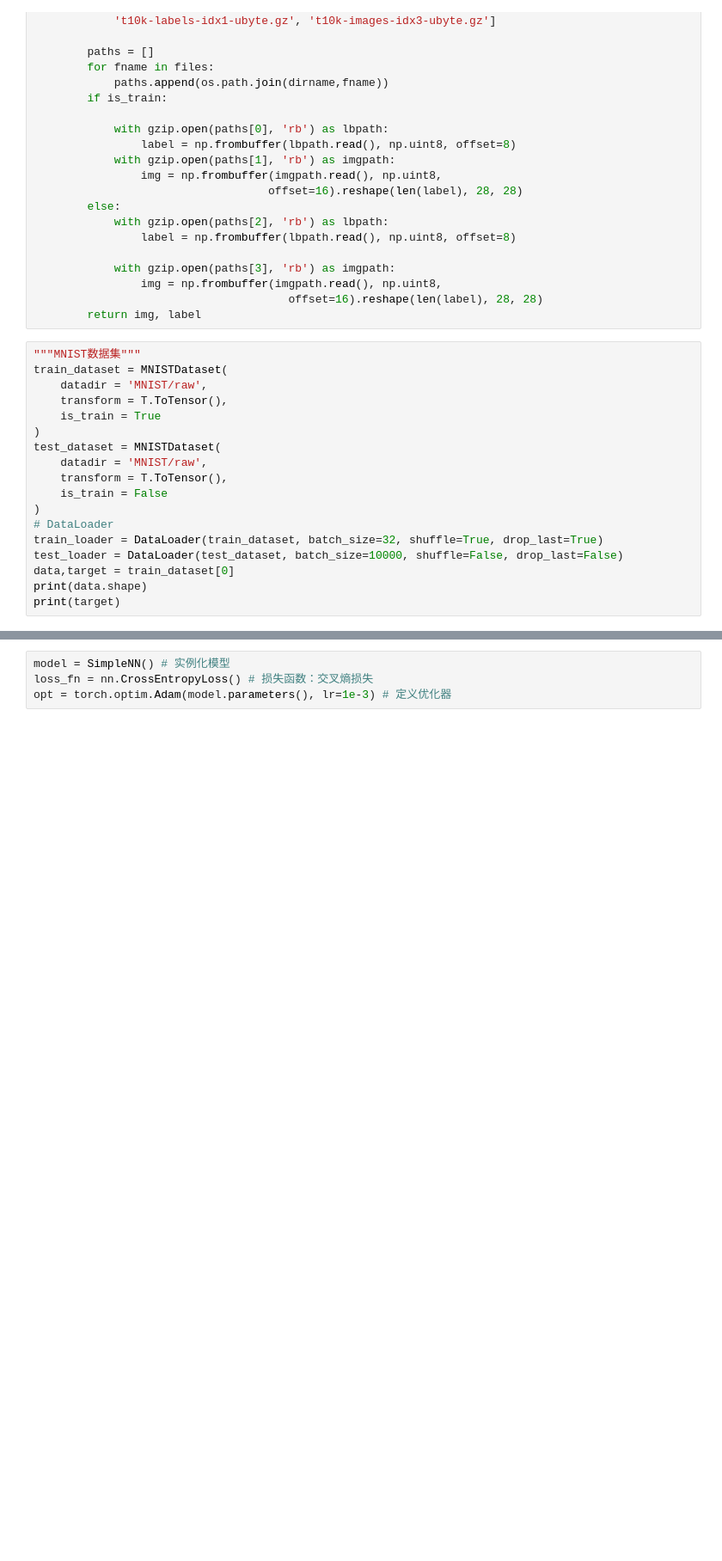
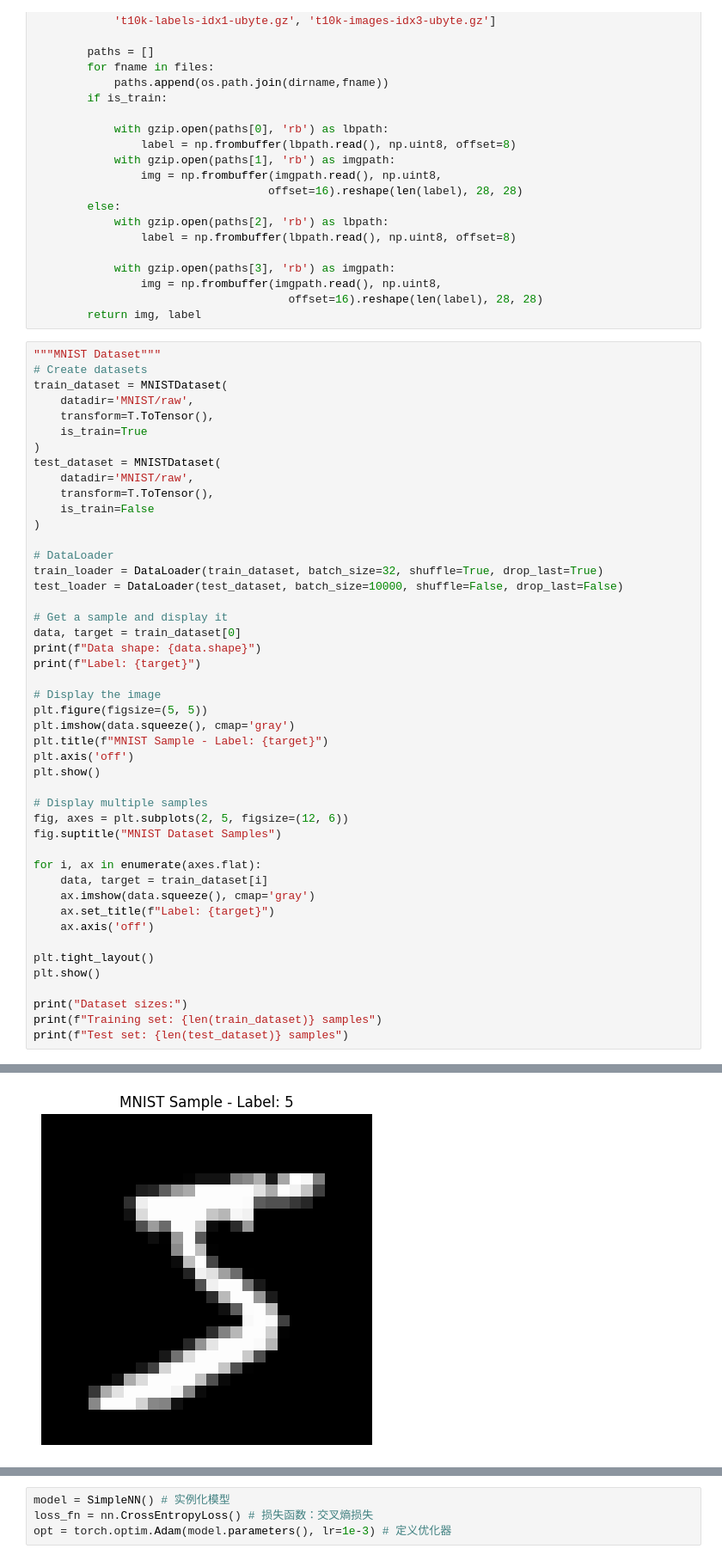
Before and after one commit to shaoxiongduan/rdfz-ai-elective, a Jupyter notebook: src/1. Basic Neural Networks/BasicNN.ipynb, the cells around one changed output, grey strips where cells are left out. Shown at 86% size. Saved outputs shown, nothing was run; the diff lists cells and outputs as text; blank space fills up the shorter version.

```diff
--- a/src/1. Basic Neural Networks/BasicNN.ipynb
+++ b/src/1. Basic Neural Networks/BasicNN.ipynb
@@ -47,21 +66,49 @@ class MNISTDataset(Dataset):
                                       offset=16).reshape(len(label), 28, 28)
         return img, label
 # %%
-"""MNIST数据集"""
+"""MNIST Dataset"""
+# Create datasets
 train_dataset = MNISTDataset(
-    datadir = 'MNIST/raw',
-    transform = T.ToTensor(),
-    is_train = True
+    datadir='MNIST/raw',
+    transform=T.ToTensor(),
+    is_train=True
 )
 test_dataset = MNISTDataset(
-    datadir = 'MNIST/raw',
-    transform = T.ToTensor(),
-    is_train = False
+    datadir='MNIST/raw',
+    transform=T.ToTensor(),
+    is_train=False
 )
+
 # DataLoader
 train_loader = DataLoader(train_dataset, batch_size=32, shuffle=True, drop_last=True)
 test_loader = DataLoader(test_dataset, batch_size=10000, shuffle=False, drop_last=False)
-data,target = train_dataset[0]
-print(data.shape)
-print(target)
+
+# Get a sample and display it
+data, target = train_dataset[0]
+print(f"Data shape: {data.shape}")
+print(f"Label: {target}")
+
+# Display the image
+plt.figure(figsize=(5, 5))
+plt.imshow(data.squeeze(), cmap='gray')
+plt.title(f"MNIST Sample - Label: {target}")
+plt.axis('off')
+plt.show()
+
+# Display multiple samples
+fig, axes = plt.subplots(2, 5, figsize=(12, 6))
+fig.suptitle("MNIST Dataset Samples")
+
+for i, ax in enumerate(axes.flat):
+    data, target = train_dataset[i]
+    ax.imshow(data.squeeze(), cmap='gray')
+    ax.set_title(f"Label: {target}")
+    ax.axis('off')
+
+plt.tight_layout()
+plt.show()
+
+print("Dataset sizes:")
+print(f"Training set: {len(train_dataset)} samples")
+print(f"Test set: {len(test_dataset)} samples")
 # %% [output]
@@ -69,0 +117 @@ torch.Size([1, 28, 28])
+[figure, added]
```
Also changed, not shown: parts of 7 cells of this notebook, 3 other files.
